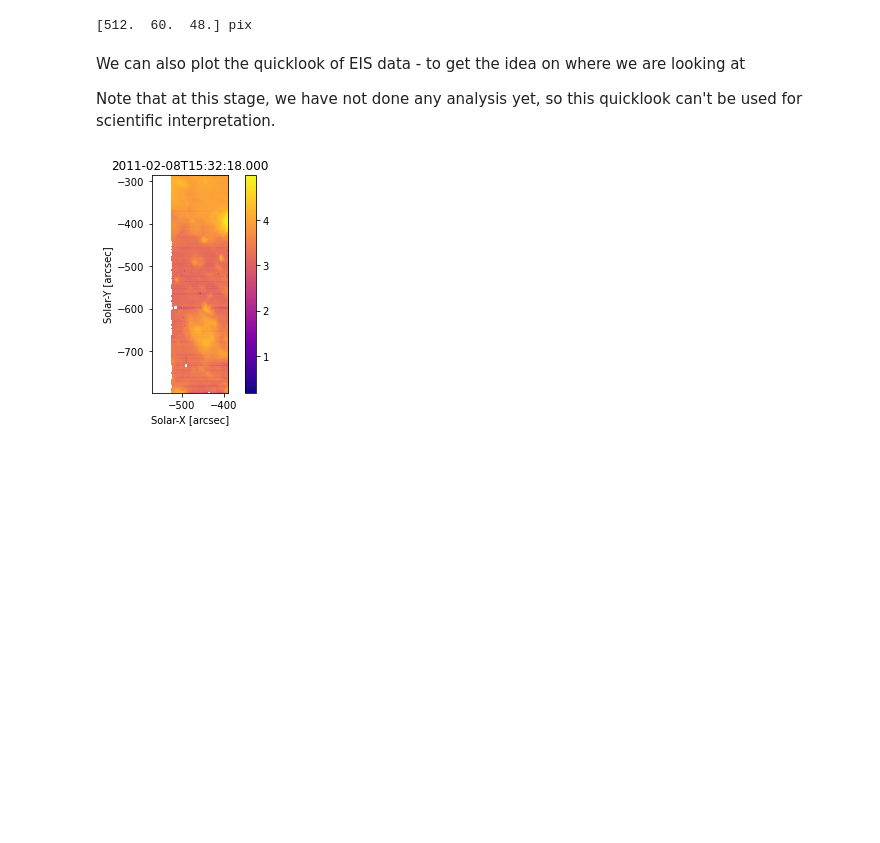
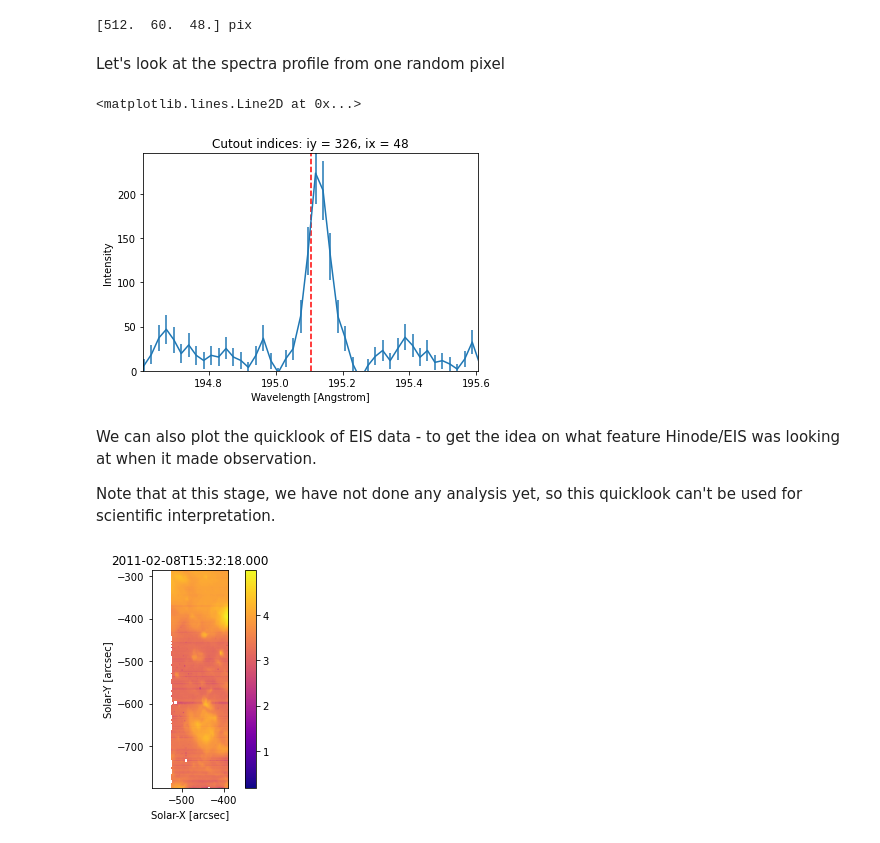
Before and after one commit to JulioHC00/Tutorial_SPCE0011_2025, a Jupyter notebook: EIS_Tutorial.ipynb, the cells around one changed output. Saved outputs shown, nothing was run; the diff lists cells and outputs as text; code cells hidden in the pictures; blank space fills up the shorter version.

```diff
--- a/EIS_Tutorial.ipynb
+++ b/EIS_Tutorial.ipynb
@@ -67,9 +79,8 @@ templates_list = {
 # %% [markdown]
 ## Select the dataset and the spectral line we want to fit
 # %%
-data_filename = 'eis_20110208_153218.data.h5'
+data_filename = '/data_eis/eis_20110208_153218.data.h5' # path to the file (don't forget to include folder name)
 line = 'fe_12_195_119'
-#select template for the line we want to fit
 template = eispac.read_template(eispac.data.get_fit_template_filepath(templates_list[line][0]))
 # %% [markdown]
 ## Reading and inspecting the data
@@ -87,8 +98,32 @@ INFO: uncertainty should have attribute uncertainty_type. [astropy.nddata.nddata
 print(cube.dimensions) # (y-axis, x-axis, wavelength-axis)
 # %% [output]
 [512.  60.  48.] pix
+# %% [markdown]
+Let's look at the spectra profile from one random pixel
+# %%
+ix = 48 # pixel index in the x-axis
+iy = 326 # pixel index in the y-axis
+
+spec = cube[iy,ix,:] # extract the spectrum from the data cube at one pixel for all wavelengths
+spec_inten = spec.data # intensity
+spec_wave = spec.wavelength # wavelength
+spec_err = spec.uncertainty.array #error
+
+
+# plot the spectrum
+plt.figure()
+plt.errorbar(spec_wave, spec_inten, yerr=spec_err, fmt='-')
+plt.xlabel('Wavelength [Angstrom]')
+plt.ylabel('Intensity')
+plt.title(f'Cutout indices: iy = {iy}, ix = {ix}')
+plt.ylim(0, 1.1*np.max(spec_inten))
+plt.xlim(template.central_wave - 0.5, template.central_wave + 0.5)
+plt.axvline(template.central_wave, color='r', linestyle='--')
+# %% [output]
+<matplotlib.lines.Line2D at 0x...>
+[figure, added]
 # %% [markdown]
-We can also plot the quicklook of EIS data - to get the idea on where we are looking at
+We can also plot the quicklook of EIS data - to get the idea on what feature Hinode/EIS was looking at when it made observation.
 
 Note that at this stage, we have not done any analysis yet, so this quicklook can't be used for scientific interpretation.
 # %%
```
Also changed, not shown: parts of 24 cells of this notebook, 2 other files.
